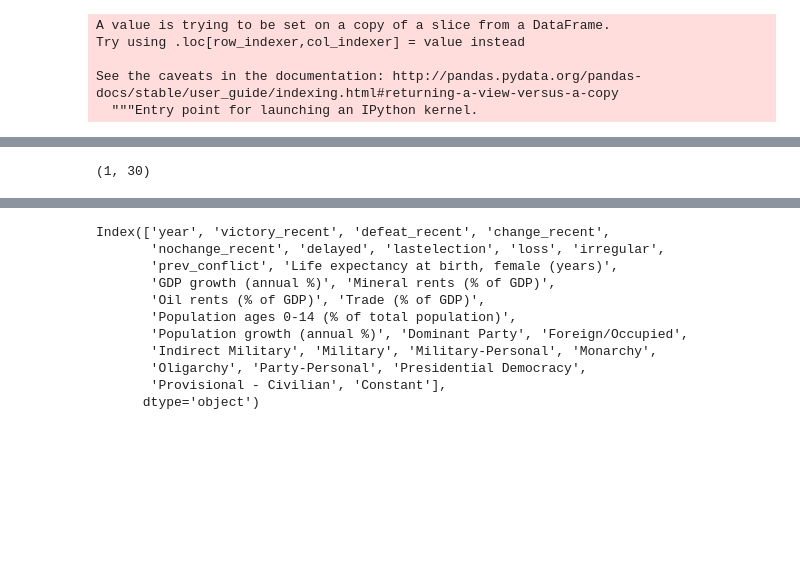
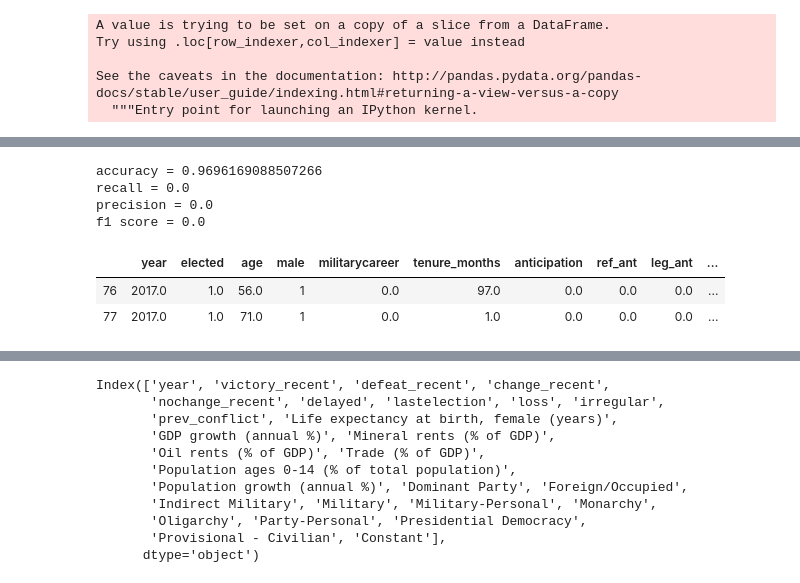
Before and after one commit to taylorjbritt/modelingcoups, a Jupyter notebook: notebooks/inferential_model_final.ipynb, the cells around one changed output, grey strips where cells are left out. Drawn from its saved outputs; the diff is of its cells as text; code cells hidden in the pictures; blank space fills up the shorter version.

```diff
--- a/notebooks/inferential_model_final.ipynb
+++ b/notebooks/inferential_model_final.ipynb
@@ -107,5 +109,3 @@ df_dumb['pt_suc'] = df_dumb['coupsuc']
 df = df_dumb.drop(['ccode', 'country', 'leader', 'month', 'government', 'coupyear', 'coupsuc'], axis = 1)
 # %%
 joint_df = add_wd_rows(df, wdi_df, variable_list)
-# %%
-joint_df_thinner = add_wd_rows(df, wdi_df, variable_list)
@@ -348,4 +247,24 @@ dfj2020 = pd.read_pickle('../data/updatedus2020.pkl')
-# %%
-dfj2020.shape
-# %% [output]
-(1, 30)
+# %%
+y = joint_df_3['pt_attempt']
+X = joint_df_3.drop(['pt_attempt','pt_suc'], axis = 1)
+X['constant'] = 1
+X_train, X_test, y_train, y_test = train_test_split(X, y, test_size= .25, random_state= 40, stratify = y)
+elastic_scaled = LogisticRegressionCV(
+        cv=5, dual=False,
+        penalty='elasticnet',
+        scoring='recall',
+        solver='saga',
+        n_jobs = 2,
+        tol=0.001,
+        max_iter=200,
+        l1_ratios = [0, .3, .5, .7, 1])
+X_up, y_up = upsampler(X_train, y_train, ratio = 1)
+elasticpipe = Pipeline([('scaler', StandardScaler()),('elastic_scaled', elastic_scaled)])
+elasticpipe.fit(X_up, y_up)
+metric_test(elasticpipe, X_test, y_test)
+weights = get_feature_weights(elastic_scaled, X.columns)
+# %% [output]
+accuracy = 0.9696169088507266
+recall = 0.0
+precision = 0.0
+f1 score = 0.0
@@ -351,0 +275,6 @@ dfj2020.shape
+# %%
+joint_df_thinner[joint_df_thinner['yearcode'] == 22017]
+# %% [output]
+|  | year | elected | age | male | militarycareer | tenure_months | anticipation | ref_ant | leg_ant | ... |
+| 76 | 2017.0 | 1.0 | 56.0 | 1 | 0.0 | 97.0 | 0.0 | 0.0 | 0.0 | ... |
+| 77 | 2017.0 | 1.0 | 71.0 | 1 | 0.0 | 1.0 | 0.0 | 0.0 | 0.0 | ... |
```
Also changed, not shown: parts of 56 cells of this notebook, 21 other files.
